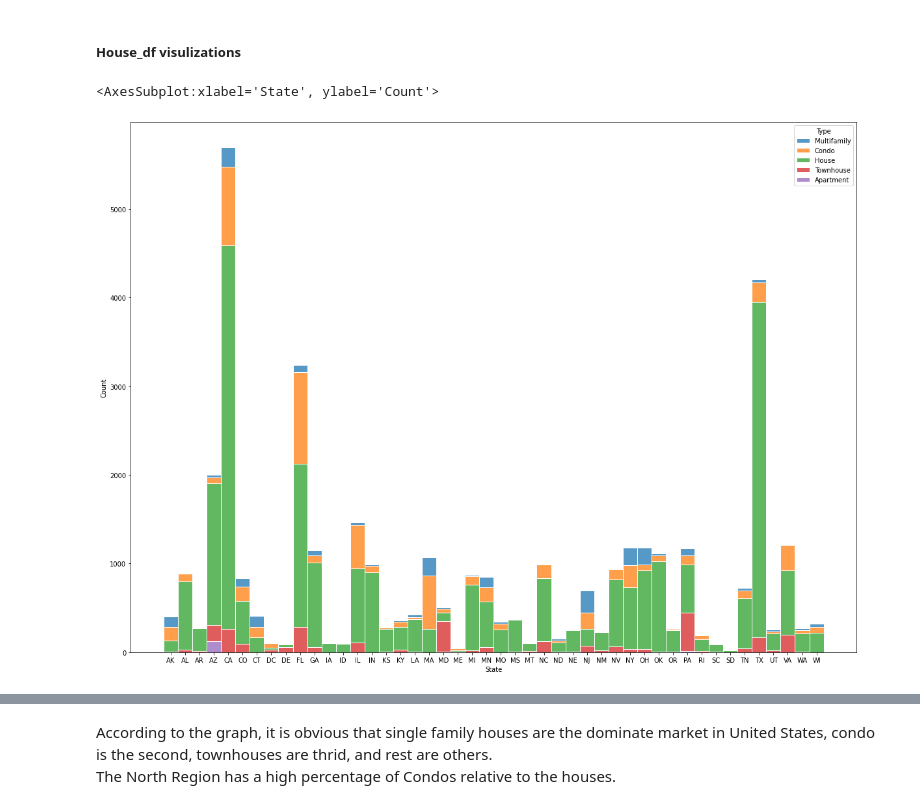
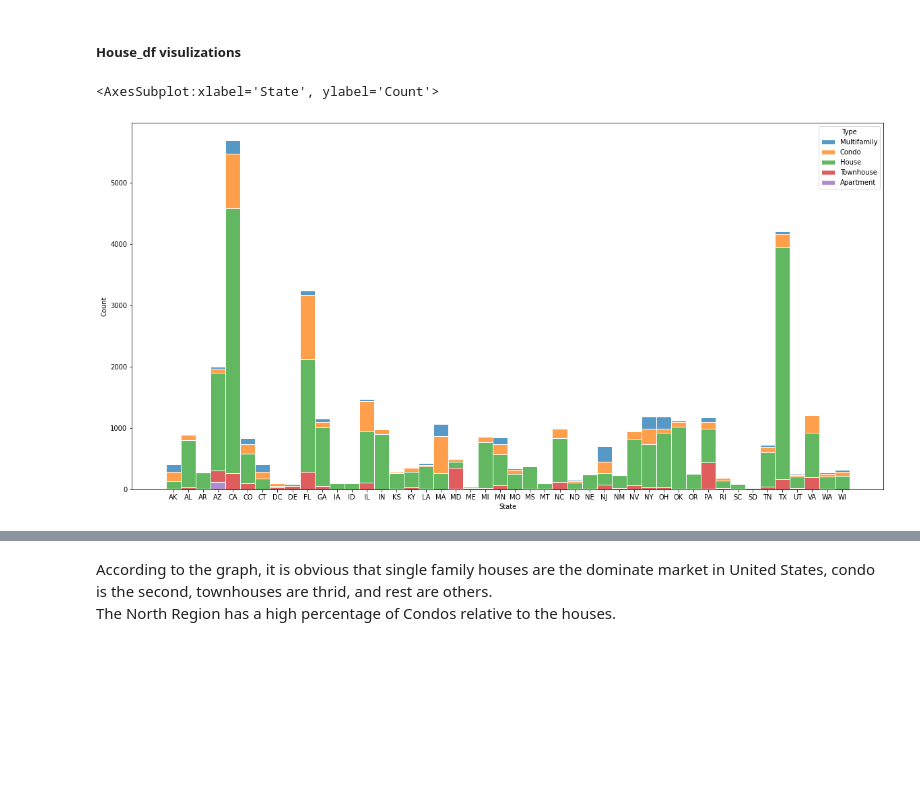
Before and after one commit to StockJanitor/CIS41_Project, a Jupyter notebook: CIS41_Project.ipynb, the cells around one changed output, grey strips where cells are left out. Cells and saved outputs as stored; diff of their text form; code cells hidden in the pictures; blank space fills up the shorter version.

```diff
--- a/CIS41_Project.ipynb
+++ b/CIS41_Project.ipynb
@@ -742,9 +742,9 @@ Average of 3.45 Bedrooms, 2.7 Bathrooms, 2400 squarefeet price of 720,000
 # %% [markdown]
 ##### House_df visulizations
 # %%
-plt.figure(figsize=(20,15))
+plt.figure(figsize=(20,10))
 sns.histplot(data=house_df,x='State',hue='Type',multiple='stack',edgecolor='white')
 # %% [output]
 <AxesSubplot:xlabel='State', ylabel='Count'>
-[figure, old version]
+[figure, new version]
 # %%
```
Also changed, not shown: parts of 7 cells of this notebook, 1 other file.
